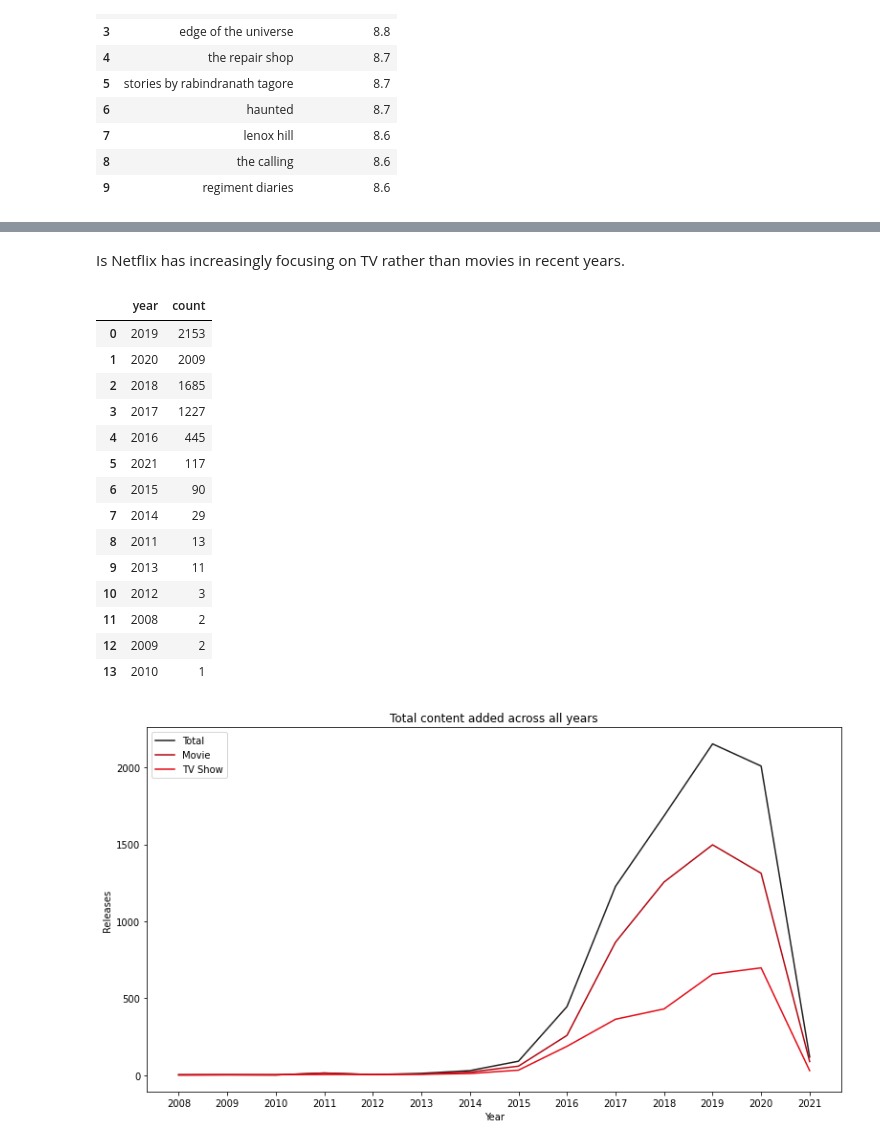
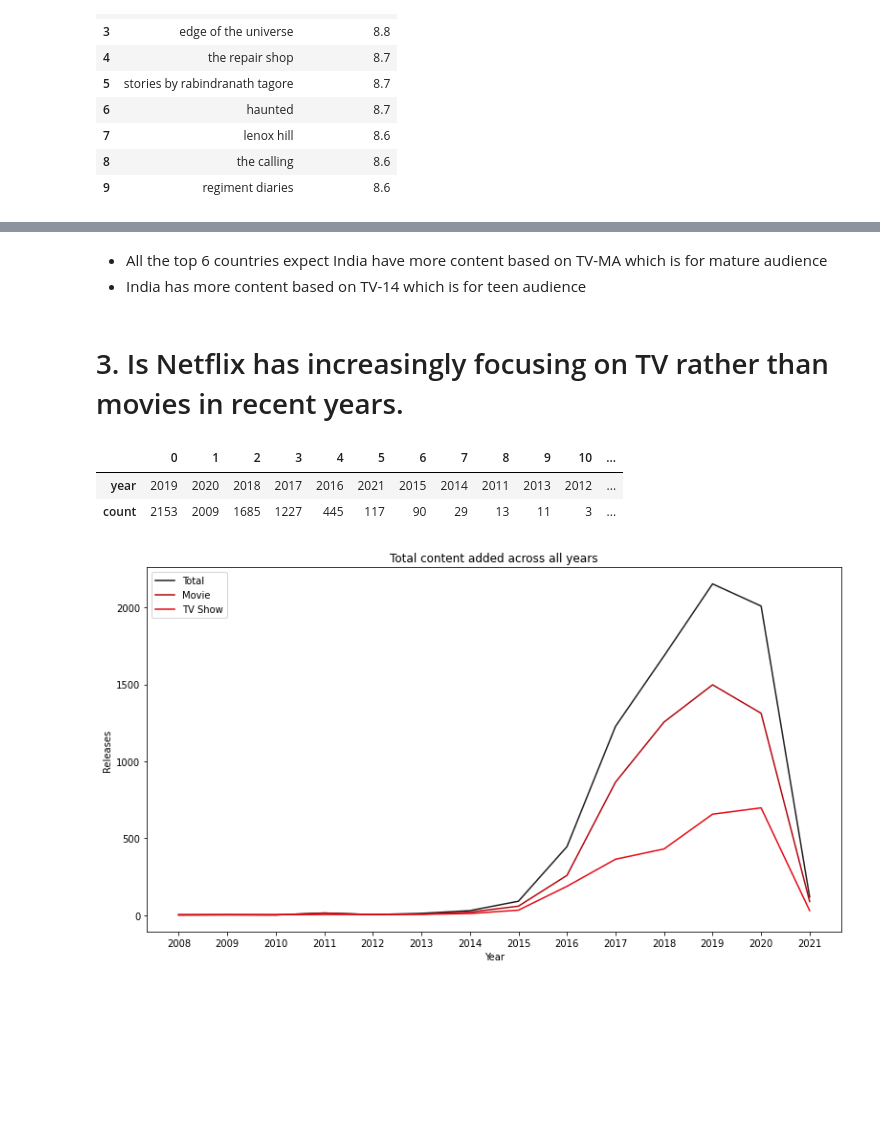
Before and after one commit to rubeshajith/NETFLIX-MOVIES-AND-TV-SHOWS-CLUSTERING, a Jupyter notebook: NETFLIX_MOVIES_AND_TV_SHOWS_CLUSTERING.ipynb, the cells around one changed output, grey strips where cells are left out. Cells and saved outputs as stored; diff of their text form; code cells hidden in the pictures; blank space fills up the shorter version.

```diff
--- a/NETFLIX_MOVIES_AND_TV_SHOWS_CLUSTERING.ipynb
+++ b/NETFLIX_MOVIES_AND_TV_SHOWS_CLUSTERING.ipynb
@@ -1382,27 +1375,18 @@ tv_show_df.head()
+# %% [markdown]
+* All the top 6 countries expect India have more content based on TV-MA which is for mature audience
+* India has more content based on TV-14 which is for teen audience
 # %% [markdown]
-Is Netflix has increasingly focusing on TV rather than movies in recent years.
+# 3. Is Netflix has increasingly focusing on TV rather than movies in recent years.
 # %%
 netflix_year_df = df.year_added.value_counts().to_frame().reset_index().rename(columns={"index": "year", "year_added":"count"})
 movies_year_df = movie_df.year_added.value_counts().to_frame().reset_index().rename(columns={"index": "year", "year_added":"count"})
 tv_shows_year_df = tv_show_df.year_added.value_counts().to_frame().reset_index().rename(columns={"index": "year", "year_added":"count"})
 # %%
-netflix_year_df
+netflix_year_df.T
 # %% [output]
-|  | year | count |
-| 0 | 2019 | 2153 |
-| 1 | 2020 | 2009 |
-| 2 | 2018 | 1685 |
-| 3 | 2017 | 1227 |
-| 4 | 2016 | 445 |
-| 5 | 2021 | 117 |
-| 6 | 2015 | 90 |
-| 7 | 2014 | 29 |
-| 8 | 2011 | 13 |
-| 9 | 2013 | 11 |
-| 10 | 2012 | 3 |
-| 11 | 2008 | 2 |
-| 12 | 2009 | 2 |
-| 13 | 2010 | 1 |
+|  | 0 | 1 | 2 | 3 | 4 | 5 | 6 | 7 | 8 | 9 | 10 | ... |
+| year | 2019 | 2020 | 2018 | 2017 | 2016 | 2021 | 2015 | 2014 | 2011 | 2013 | 2012 | ... |
+| count | 2153 | 2009 | 1685 | 1227 | 445 | 117 | 90 | 29 | 13 | 11 | 3 | ... |
 # %%
 fig, ax = plt.subplots(figsize=(13, 7))
 sns.lineplot(data=netflix_year_df, x='year', y='count')
```
Also changed, not shown: parts of 93 cells of this notebook.
